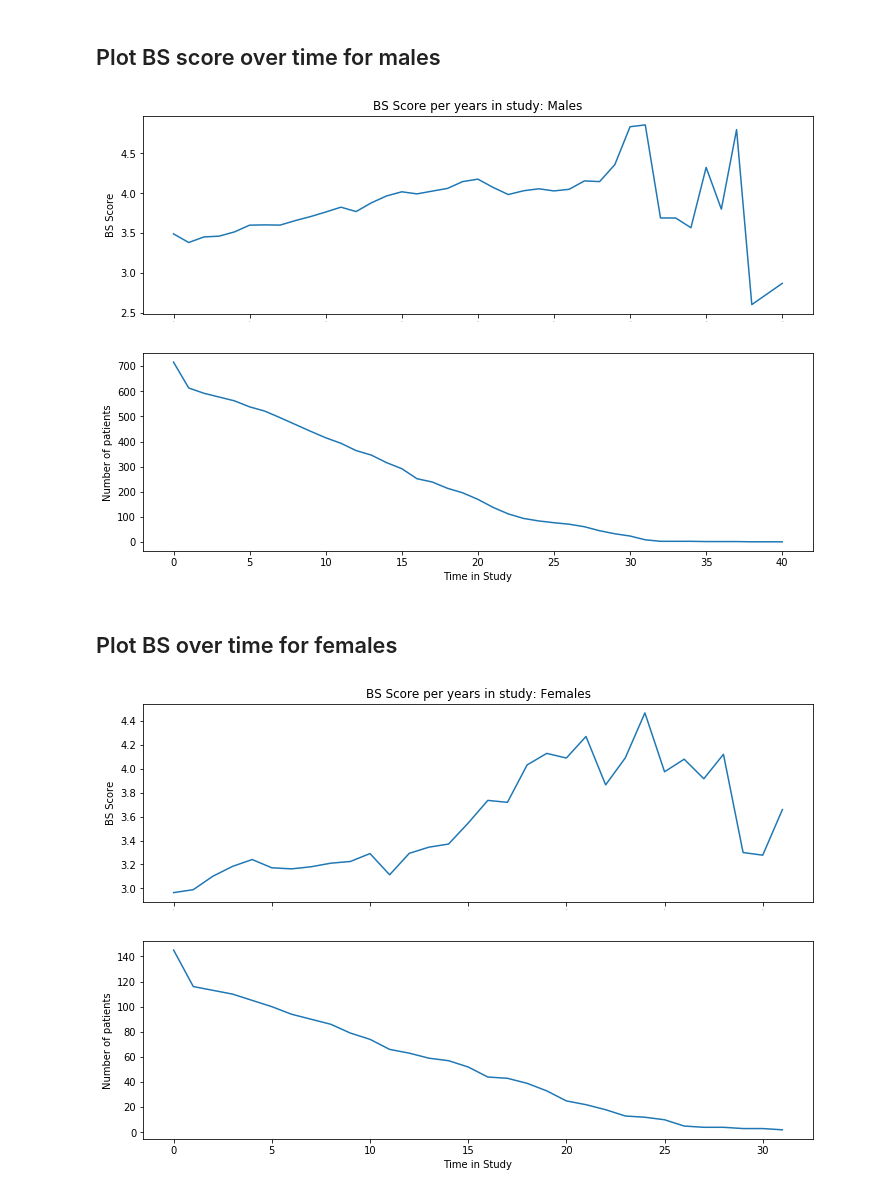
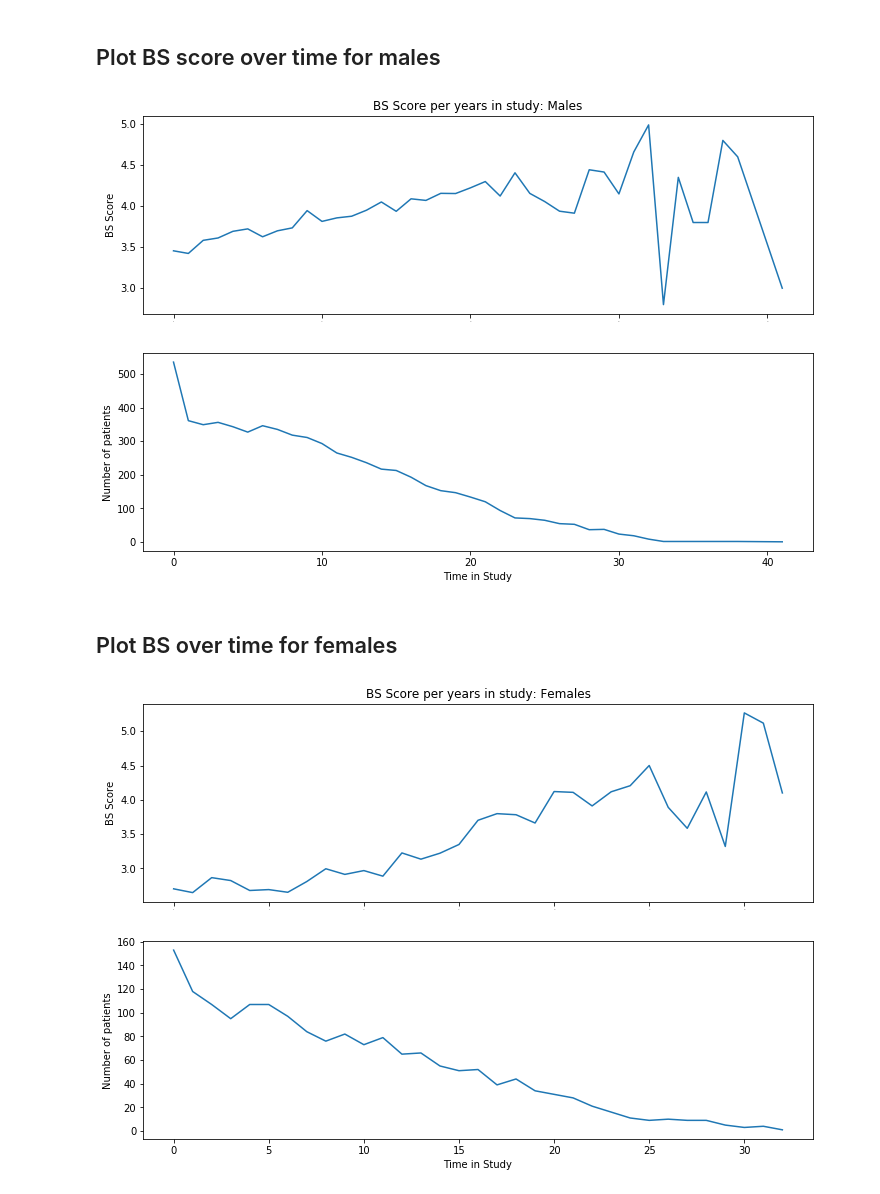
Before and after one commit to Rendiere/as-analysis, a Jupyter notebook: src/bs-over-time.ipynb, the cells around one changed output. Cells and saved outputs as stored; diff of their text form; code cells hidden in the pictures.

Commit message:
Updates bs-over-time to use processed datasets

```diff
--- a/src/bs-over-time.ipynb
+++ b/src/bs-over-time.ipynb
@@ -78,5 +12,0 @@ Now each patient should have one score per year in study.
-# %%
-# BS data aggregated by patient for each year in study
-agg_bs_df = basmi_df.groupby(['patient_id','norm_years']).agg({'BS': 'mean'}).reset_index(level=1)
-agg_bs_df = agg_bs_df.round(2)
-agg_bs_df
@@ -187,6 +57,8 @@ plt.show()
 # %% [markdown]
 The first step is to identify which patients are male and female.
 # %%
+demo_df = pd.read_excel('../data/demographics and Biologics data.xlsx')
+
 # Get patient ids of males and females
 genders = demo_df['patient_gender_id'].values
 
@@ -194,52 +66,52 @@ genders = demo_df['patient_gender_id'].values
 male_ids = demo_df[genders == 'Male']['patient_id']
 female_ids = demo_df[genders == 'Female']['patient_id']
 
-# Get BS dataset of males and females
-male_bs_df = fixed_bs_df[fixed_bs_df.reset_index()['patient_id'].isin(male_ids)]
-female_bs_df = fixed_bs_df[fixed_bs_df.reset_index()['patient_id'].isin(female_ids)]
+# # Get BS dataset of males and females
+male_bs_df = agg_bs_df.loc[male_ids]
+female_bs_df = agg_bs_df.loc[female_ids]
 # %% [markdown]
 ## Plot BS score over time for males
 # %%
-avg_by_norm_year = (male_bs_df.groupby('norm_years')
+agg_male_df = (male_bs_df.groupby('norm_years')
                     .agg({'BS': 'mean', 'norm_years': len})
                     .rename(columns={'norm_years': 'count'}))
 
 
 fig = plt.figure(figsize=(12,8))
 ax1 = plt.subplot(211)
-plt.plot(avg_by_norm_year['BS'])
+plt.plot(agg_male_df['BS'])
 plt.setp(ax1.get_xticklabels(), fontsize=0)
 plt.title('BS Score per years in study: Males')
 ax1.set_ylabel('BS Score')
 
 ax2 = plt.subplot(212, sharex=ax1)
-plt.plot(avg_by_norm_year['count'])
+plt.plot(agg_male_df['count'])
 ax2.set_xlabel('Time in Study')
 ax2.set_ylabel('Number of patients')
 
 plt.show()
 # %% [output]
-[figure, old version]
+[figure, new version]
 # %% [markdown]
 ## Plot BS over time for females
 # %%
-avg_by_norm_year = (female_bs_df.groupby('norm_years')
+agg_female_df = (female_bs_df.groupby('norm_years')
                     .agg({'BS': 'mean', 'norm_years': len})
                     .rename(columns={'norm_years': 'count'}))
 
 
 fig = plt.figure(figsize=(12,8))
 ax1 = plt.subplot(211)
-plt.plot(avg_by_norm_year['BS'])
+plt.plot(agg_female_df['BS'])
 plt.setp(ax1.get_xticklabels(), fontsize=0)
 plt.title('BS Score per years in study: Females')
 ax1.set_ylabel('BS Score')
 
 ax2 = plt.subplot(212, sharex=ax1)
-plt.plot(avg_by_norm_year['count'])
+plt.plot(agg_female_df['count'])
 ax2.set_xlabel('Time in Study')
 ax2.set_ylabel('Number of patients')
 
 plt.show()
 # %% [output]
-[figure, old version]
+[figure, new version]
```
Also changed, not shown: parts of 13 cells of this notebook.
